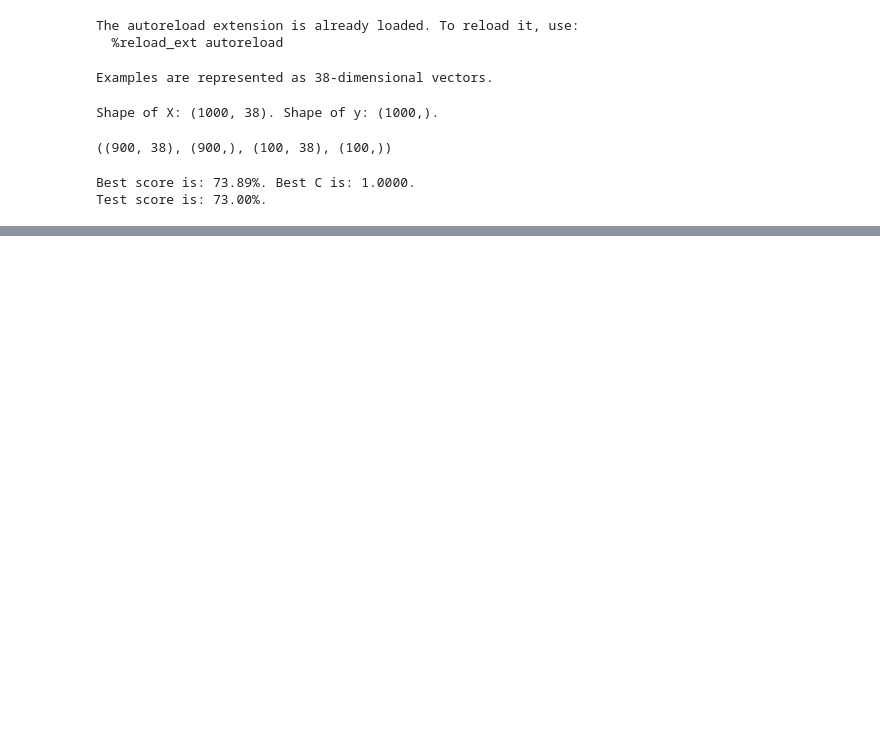
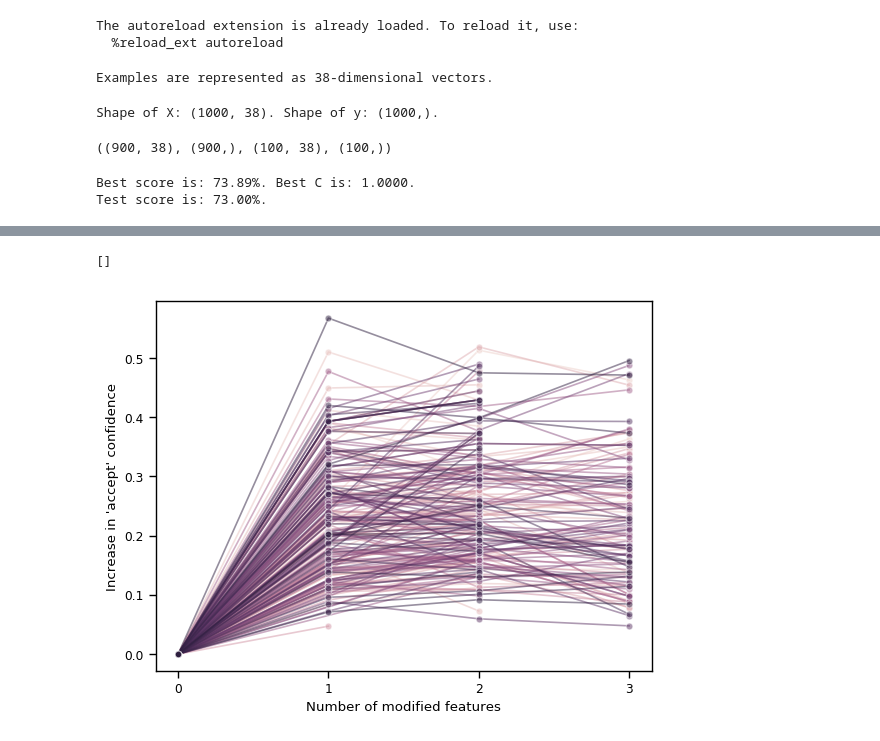
Before and after one commit to spring-epfl/pots, a Jupyter notebook: notebooks/credit.ipynb, the cells around one changed output, grey strips where cells are left out. Saved outputs shown, nothing was run; the diff lists cells and outputs as text; code cells hidden in the pictures; blank space fills up the shorter version.

```diff
--- a/notebooks/credit.ipynb
+++ b/notebooks/credit.ipynb
@@ -210,6 +181,6 @@ array([[0, 0, 0, ..., 1, 0, 0],
 # %%
 def cost_fn(initial_example, examples):
-    return np.linalg.norm(examples - initial_example, ord=1, axis=1)
+    return np.linalg.norm(examples - initial_example, ord=1, axis=1) / 2
 
 example = X[1]
 transformations = get_adversarial_transformations(clf, example)
@@ -233,5 +190,8 @@ array([10., 10., 12., 12., 12., 12., 12., 12., 12., 10., 10., 10., 12.,
 # %%
-def performance_metric_fn(initial_example, examples, target_class=1):
-    initial_confidence = clf.predict_proba(initial_example)[0, target_class]
+def confidence_increase(initial_example, examples, target_class=1):
+    initial_confidence = clf.predict_proba([initial_example])[0, target_class]
     confidences = clf.predict_proba(examples)[:, target_class]
     return confidences - initial_confidence
+
+# Alternative --- increase amount.
+performance_metric_fn = confidence_increase
@@ -239,0 +203,7 @@ performance_metric_fn(initial_example, )
+# %%
+target_class = 1
+transformations_by_idx = {}
+for i, x in enumerate(tqdm_notebook(X)):
+    if clf.predict([x])[0] != target_class:
+        transformations = get_adversarial_transformations(clf, x)
+        transformations_by_idx[i] = transformations
@@ -239,0 +222,11 @@ performance_metric_fn(initial_example, )
+# %%
+trans_data_df = pd.DataFrame(columns=['initial', 'cost', 'perf'])
+for i, ts in tqdm_notebook(transformations_by_idx.items()):
+    cs = cost_fn(X[i], ts)
+    ps = performance_metric_fn(X[i], ts)
+    trans_data_df = trans_data_df.append(
+        {'initial': i, 'cost': 0., 'perf': 0.}, ignore_index=True)
+    for t, c, p in zip(ts, cs, ps):
+        trans_data_df = trans_data_df.append(
+            {'initial': i, 'cost': c, 'perf': p},
+            ignore_index=True)
@@ -239,0 +241,16 @@ performance_metric_fn(initial_example, )
+# %%
+fig, ax = plt.subplots()
+sns.lineplot(
+    data=trans_data_df.sort_values('perf'),
+    x='cost', y='perf', hue='initial',
+    ci=None, legend=False, marker='o', markevery=1, alpha=.5,
+    ax=ax)
+
+ax.set_xticks([0, 1, 2, 3])
+ax.set_xlabel('Number of modified features')
+ax.set_ylabel('Increase in \'accept\' confidence')
+
+plt.plot()
+# %% [output]
+[]
+[figure, added]
```
Also changed, not shown: parts of 24 cells of this notebook.
